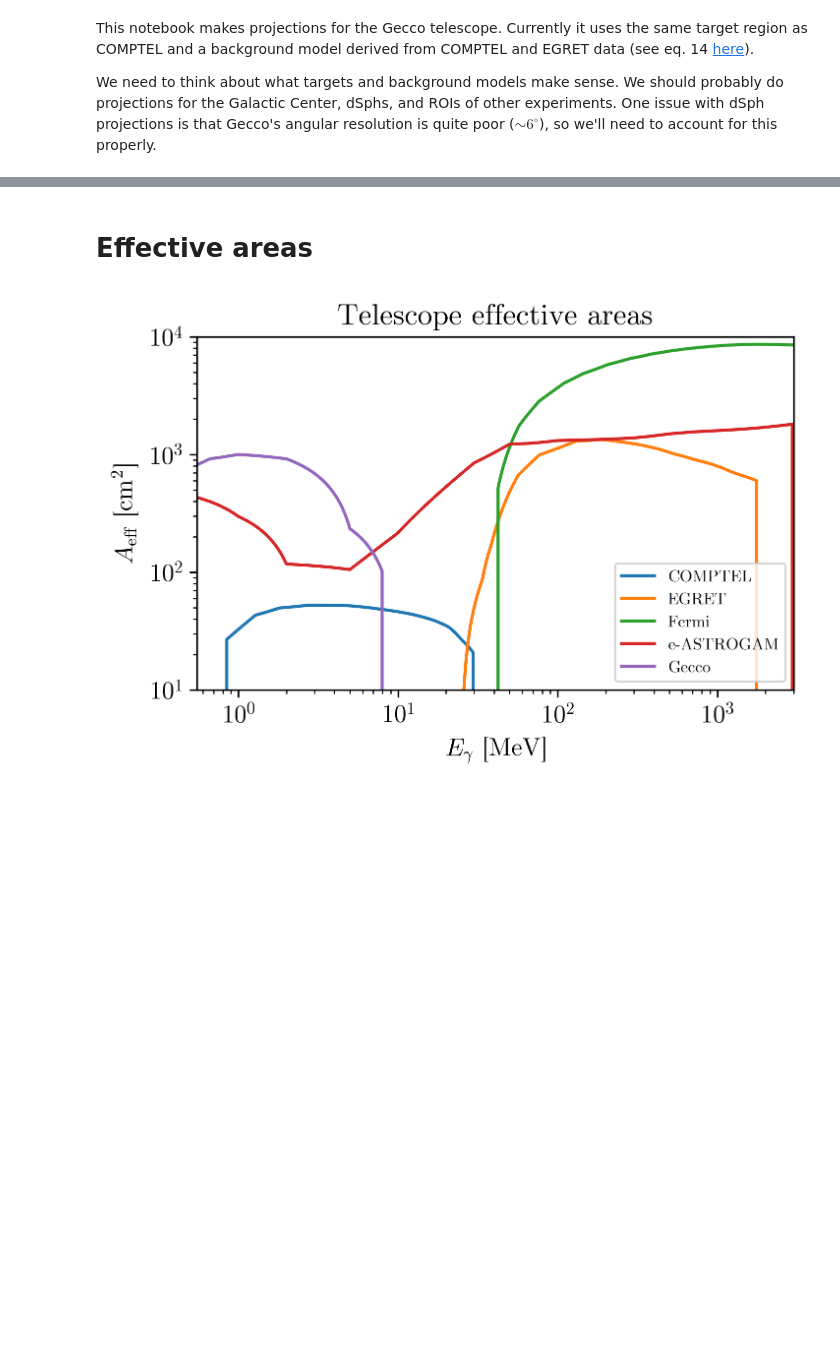
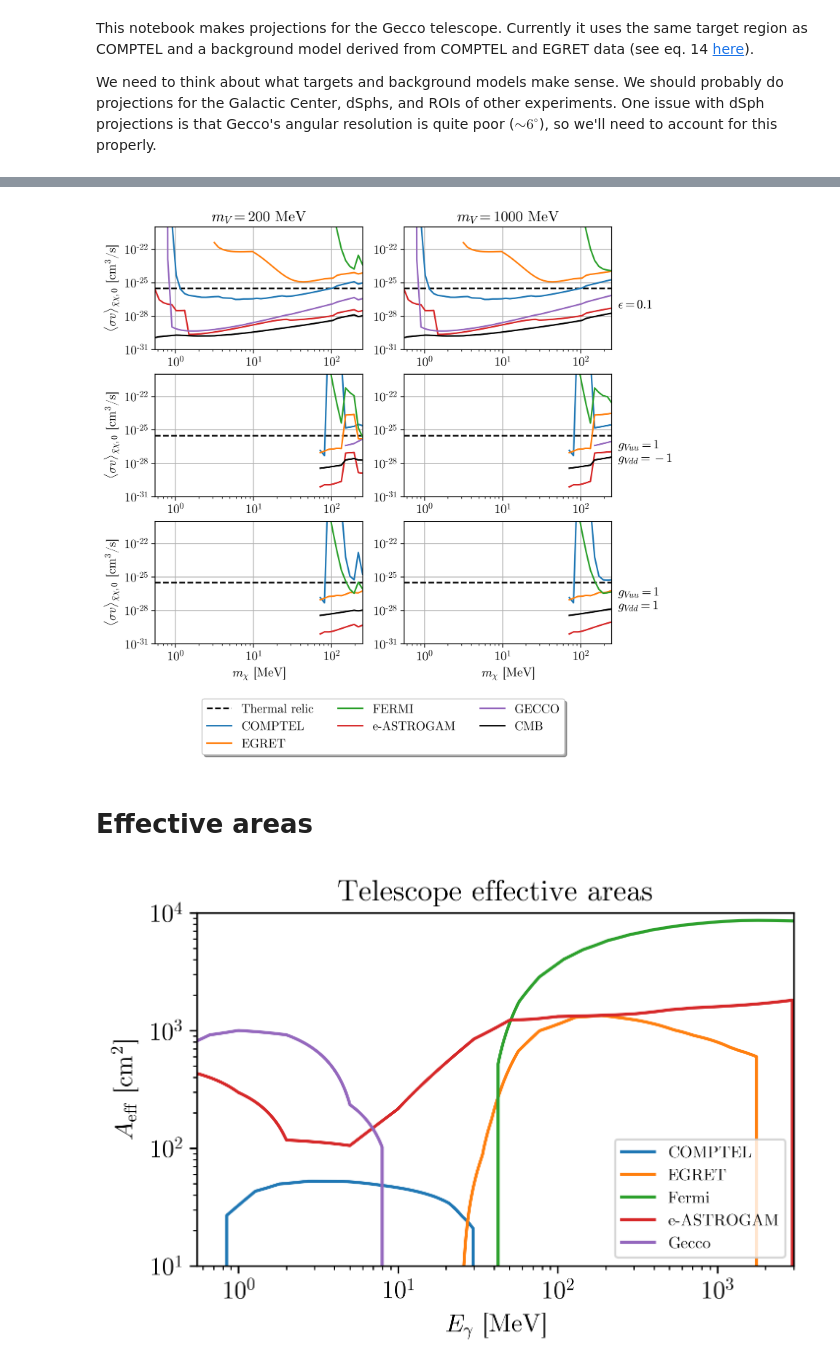
Before and after one commit to LoganAMorrison/Hazma, a Jupyter notebook: notebooks/dev/ac-01-gecco_limits.ipynb, the cells around one changed output, grey strips where cells are left out. Cells and saved outputs as stored; diff of their text form; code cells hidden in the pictures; blank space fills up the shorter version.

```diff
--- a/notebooks/dev/ac-01-gecco_limits.ipynb
+++ b/notebooks/dev/ac-01-gecco_limits.ipynb
@@ -23,0 +225,62 @@ T_obs_gecco = 1e6  # s. This is a VERY short time!
+# %%
+# Recompute constraints
+sv_constraints_vms = np.empty_like(vms)
+for i in range(len(vms)):
+    for j in range(len(vms[i])):
+        sv_constraints_vms[i, j] = get_sv_constraints(vms[i, j], mxs)
+
+# Save results
+# np.savez(
+#     "data/sv_constraints_vms.npz", sv_constraints_vms=sv_constraints_vms, vm_args=vm_args
+# )
+# %%
+fig, axes = get_formatted_fig(
+    *vms.shape, (4 * vms.shape[1], 2.5 * vms.shape[0]),
+    mxs[[0, -1]], (1e-31, 1e-20)
+)
+
+# Current constraints
+for i in range(len(axes)):
+    for j in range(len(axes[i])):
+        ax = axes[i, j]
+
+        # Thermal relic cross section
+        ax.axhline(3e-26, linestyle="--", color="k", label="Thermal relic")
+
+        # Constraints
+        for key, svs in sv_constraints_vms[i, j].items():
+            if key == "cmb":
+                ax.plot(mxs, svs, "k", label=r"CMB")
+            elif key in ["comptel_check", "gecco_large"]:
+                continue
+#             elif key == "comptel_check":
+#                 ax.plot(mxs, svs, ":k", alpha=0.5, label=get_label(key))
+            else:
+                ax.plot(mxs, svs, label=get_label(key))
+
+# Change limits for models quark-only couplings
+# for ax in axes[1:, :].flatten():
+#     ax.set_xlim(50, mxs[-1])
+#     ax.set_xscale("linear")
+
+# Mediator mass labels
+for mv, ax in zip(mvs, axes[0]):
+    ax.set_title(r"$m_V = $" + f"{mv} MeV")
+
+# Coupling labels
+row_labels = [
+    r"$\epsilon = %.1f$" % vms[0, -1].eps,
+    r"$g_{Vuu} = %i$" % vms[1, -1].gvuu + "\n" + "$g_{Vdd} = %i$" % vms[1, -1].gvdd,
+    r"$g_{Vuu} = %i$" % vms[2, -1].gvuu + "\n" + "$g_{Vdd} = %i$" % vms[2, -1].gvdd,
+]
+for label, ax in zip(row_labels, axes[:, -1]):
+    ax.text(3e2, 1e-27, label, va="center")
+
+# Put a legend below last axis
+axes[-1, -1].legend(
+    loc='upper center', bbox_to_anchor=(-0.1, -0.4), fancybox=True, shadow=True, ncol=3
+)
+
+fig.savefig("figures/gecco/vm.png", bbox_inches="tight")
+# %% [output]
+[figure, added]
```
Also changed, not shown: parts of 19 cells of this notebook, 9 other files.
